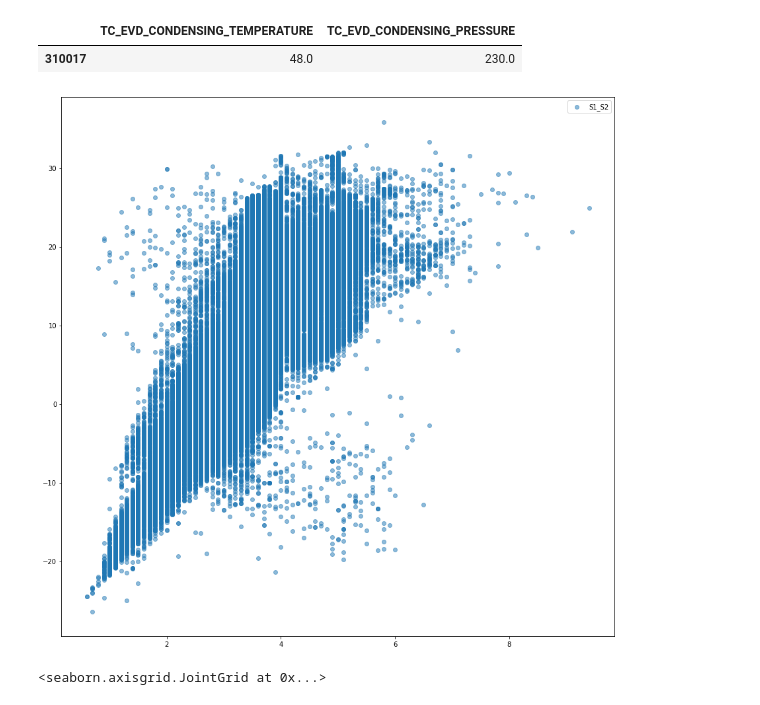
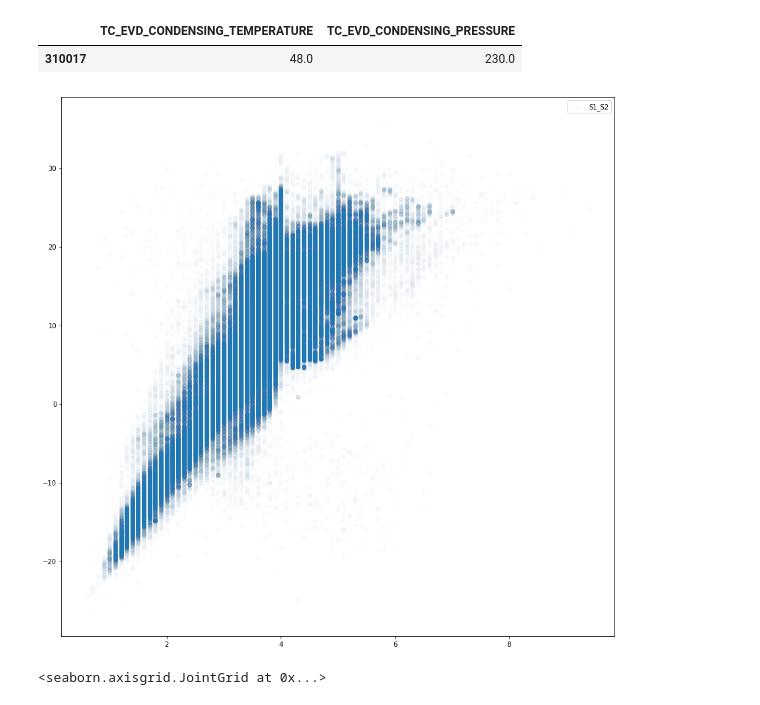
Before and after one commit to MarcinFilipek/HeatPump, a Jupyter notebook: jupyter/Data.ipynb, the cells around one changed output. Drawn from its saved outputs; the diff is of its cells as text; code cells hidden in the pictures.

```diff
--- a/jupyter/Data.ipynb
+++ b/jupyter/Data.ipynb
@@ -153,13 +153,13 @@ df[df.index == 310017][['TC_EVD_CONDENSING_TEMPERATURE', 'TC_EVD_CONDENSING_PRES
 | 310017 | 48.0 | 230.0 |
 # %%
 plt.figure(figsize=(15, 15))
-plt.scatter(df.TC_EVD_PROBE_S1_READING/10, df.TC_EVD_PROBE_S2_READING/10, marker='o', alpha=.5, label='S1_S2')
+plt.scatter(df.TC_EVD_PROBE_S1_READING/10, df.TC_EVD_PROBE_S2_READING/10, marker='o', alpha=.01, label='S1_S2')
 plt.xlabel = 'Cisnienie'
 plt.ylabel = 'Temp'
 plt.legend()
 plt.show()
 # %% [output]
-[figure, old version]
+[figure, new version]
 # %%
 sns.jointplot(df.TC_EVD_CONDENSING_TEMPERATURE/10, df.TC_EVD_CONDENSING_PRESSURE/10, kind="hex", color="#4CB391", height=10).set_axis_labels("Temp", "Cisnienie")
 # %% [output]
```
Also changed, not shown: parts of 10 cells of this notebook, 4 other files.
